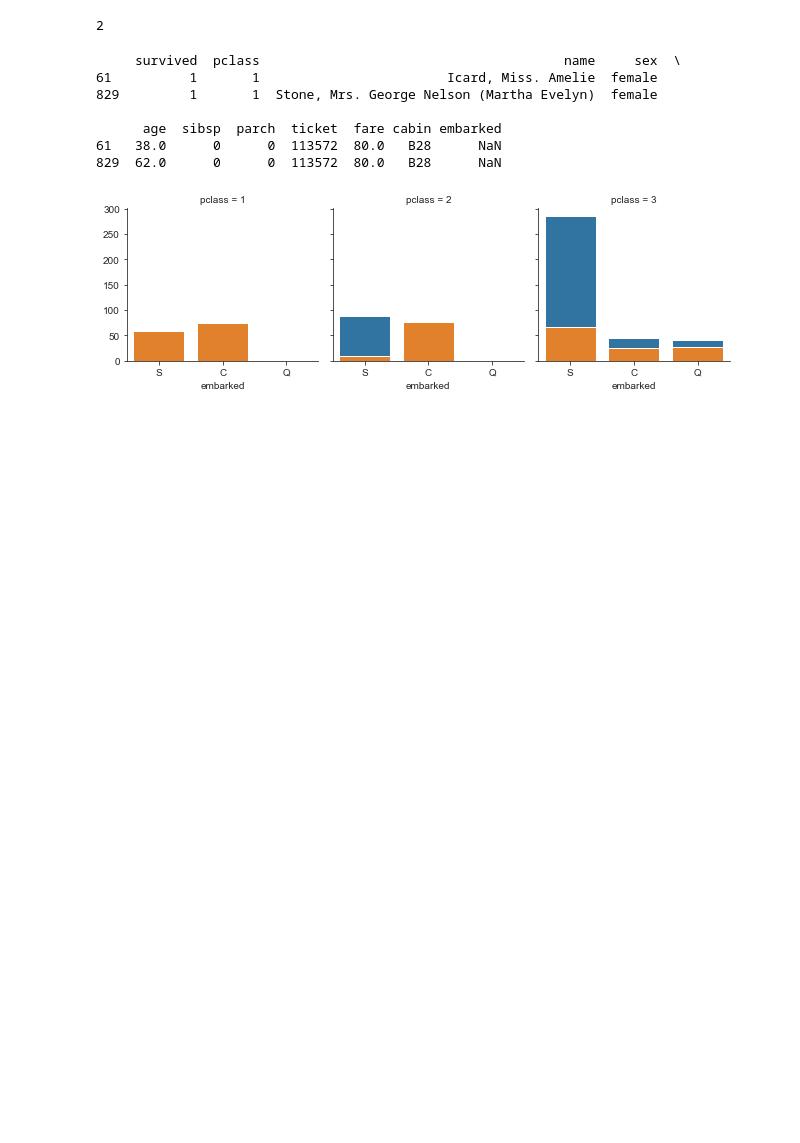
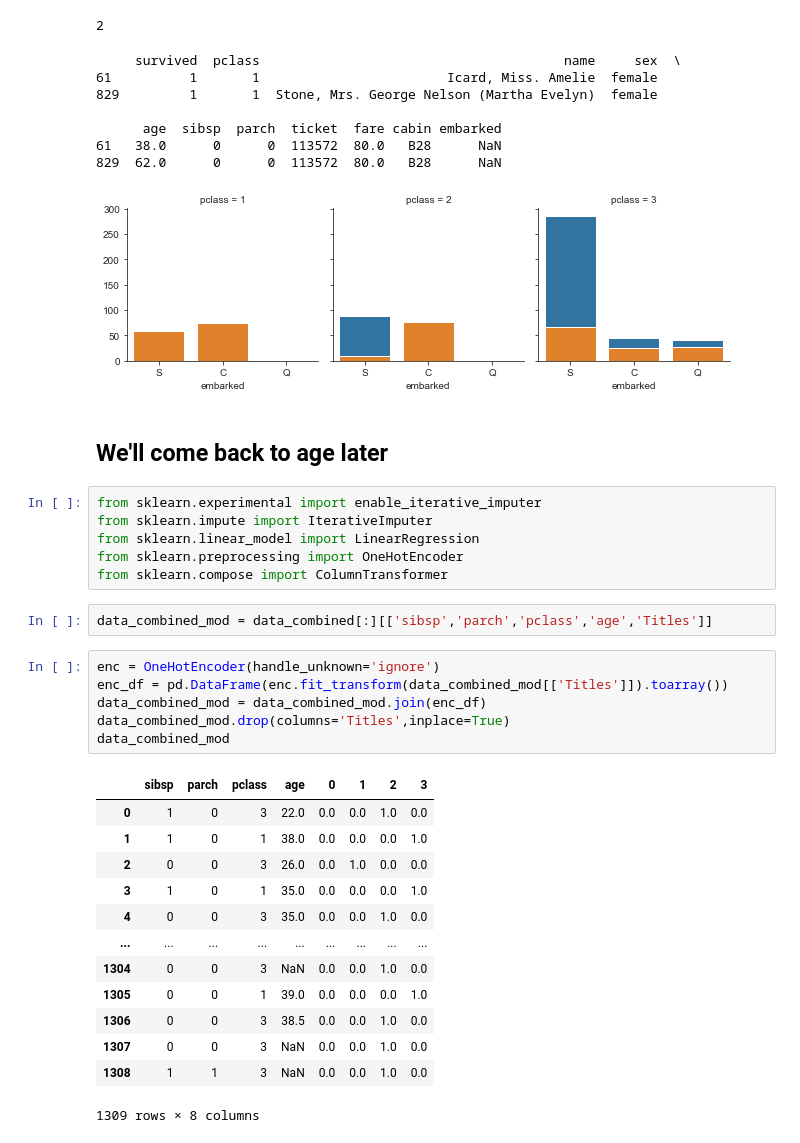
Before and after one commit to sumedhmanwar/Titanic-Machine-Learning-from-Disaster, a Jupyter notebook: TitanicNB.ipynb, the cells around one changed output. Cells and saved outputs as stored; diff of their text form; blank space fills up the shorter version.

Commit message:
Age for data end

```diff
--- a/TitanicNB.ipynb
+++ b/TitanicNB.ipynb
@@ -596,3 +462,38 @@ embarked_plot = embarked_plot.map(sns.countplot,"embarked")
 61   38.0      0      0  113572  80.0   B28      NaN
 829  62.0      0      0  113572  80.0   B28      NaN
 [figure]
+# %% [markdown]
+
+
+
+
+
+## We'll come back to age later
+# %%
+from sklearn.experimental import enable_iterative_imputer
+from sklearn.impute import IterativeImputer
+from sklearn.linear_model import LinearRegression
+from sklearn.preprocessing import OneHotEncoder
+from sklearn.compose import ColumnTransformer
+# %%
+data_combined_mod = data_combined[:][['sibsp','parch','pclass','age','Titles']]
+# %%
+enc = OneHotEncoder(handle_unknown='ignore')
+enc_df = pd.DataFrame(enc.fit_transform(data_combined_mod[['Titles']]).toarray())
+data_combined_mod = data_combined_mod.join(enc_df)
+data_combined_mod.drop(columns='Titles',inplace=True)
+data_combined_mod
+# %% [output]
+|  | sibsp | parch | pclass | age | 0 | 1 | 2 | 3 |
+| 0 | 1 | 0 | 3 | 22.0 | 0.0 | 0.0 | 1.0 | 0.0 |
+| 1 | 1 | 0 | 1 | 38.0 | 0.0 | 0.0 | 0.0 | 1.0 |
+| 2 | 0 | 0 | 3 | 26.0 | 0.0 | 1.0 | 0.0 | 0.0 |
+| 3 | 1 | 0 | 1 | 35.0 | 0.0 | 0.0 | 0.0 | 1.0 |
+| 4 | 0 | 0 | 3 | 35.0 | 0.0 | 0.0 | 1.0 | 0.0 |
+| ... | ... | ... | ... | ... | ... | ... | ... | ... |
+| 1304 | 0 | 0 | 3 | NaN | 0.0 | 0.0 | 1.0 | 0.0 |
+| 1305 | 0 | 0 | 1 | 39.0 | 0.0 | 0.0 | 0.0 | 1.0 |
+| 1306 | 0 | 0 | 3 | 38.5 | 0.0 | 0.0 | 1.0 | 0.0 |
+| 1307 | 0 | 0 | 3 | NaN | 0.0 | 0.0 | 1.0 | 0.0 |
+| 1308 | 1 | 1 | 3 | NaN | 0.0 | 0.0 | 1.0 | 0.0 |
+1309 rows × 8 columns
```
Also changed, not shown: parts of 16 cells of this notebook.
